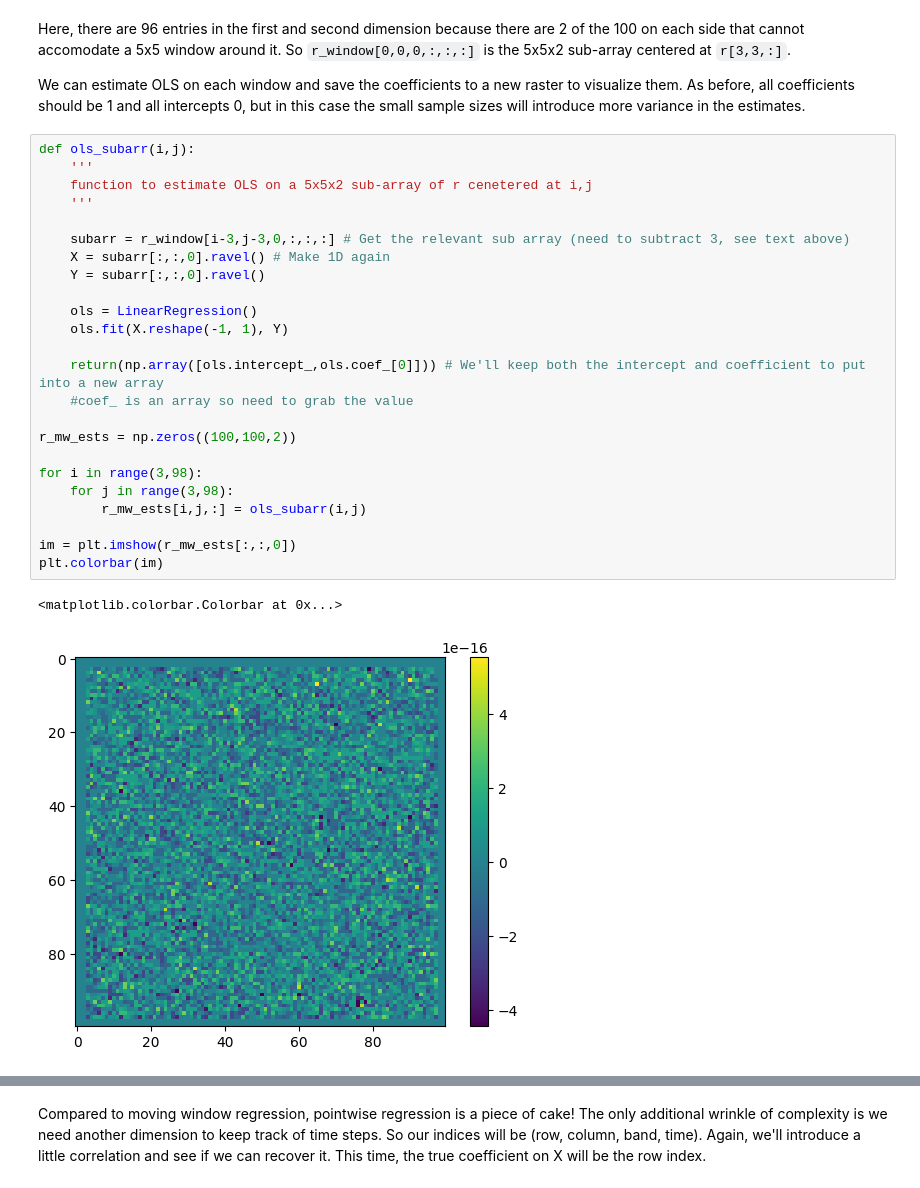
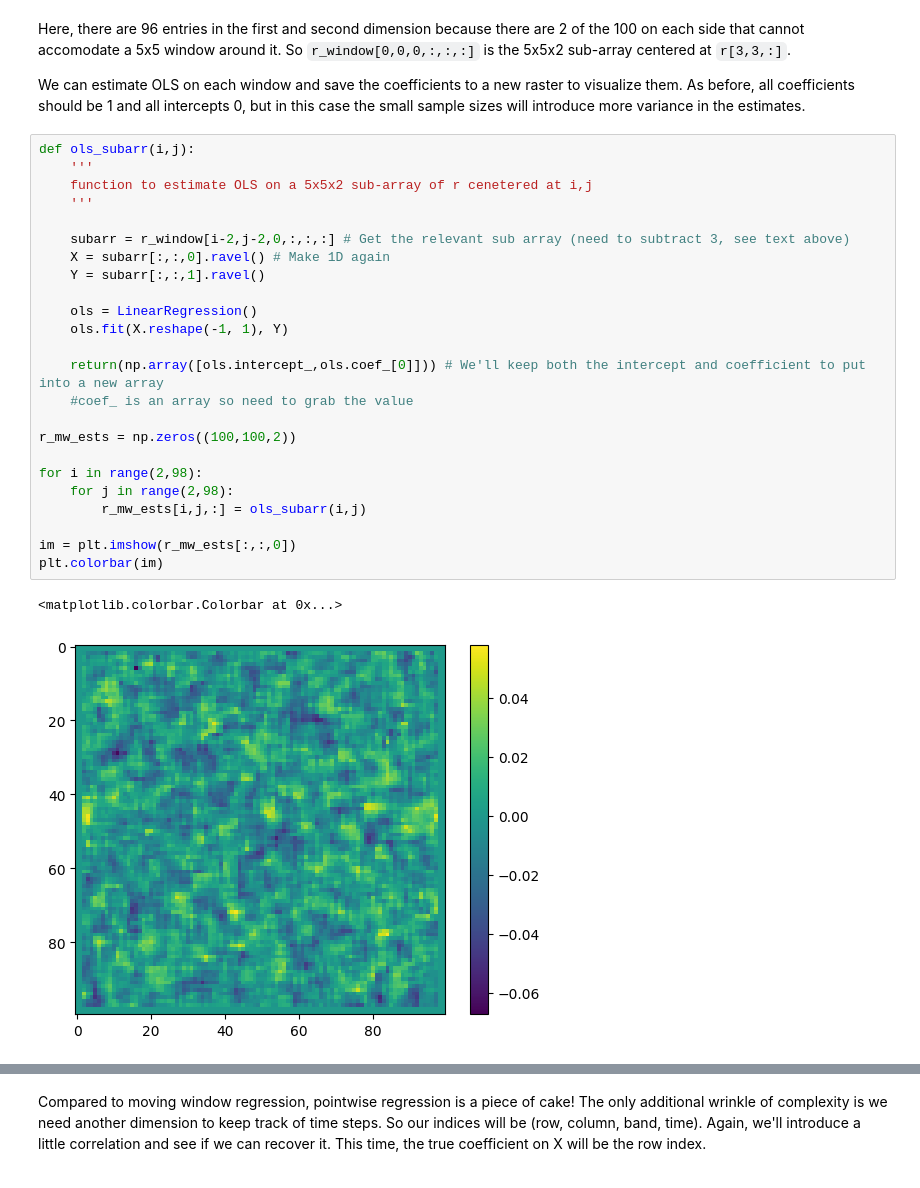
Before and after one commit to joelferg/spatial_data_analysis, a Jupyter notebook: lectures/Class Feb 26.ipynb, the cells around one changed output, grey strips where cells are left out. Saved outputs shown, nothing was run; the diff lists cells and outputs as text.

```diff
--- a/lectures/Class Feb 26.ipynb
+++ b/lectures/Class Feb 26.ipynb
@@ -71,30 +71,30 @@ We can estimate OLS on each window and save the coefficients to a new raster to
 # %%
 def ols_subarr(i,j):
     '''
     function to estimate OLS on a 5x5x2 sub-array of r cenetered at i,j
     '''
 
-    subarr = r_window[i-3,j-3,0,:,:,:] # Get the relevant sub array (need to subtract 3, see text above)
+    subarr = r_window[i-2,j-2,0,:,:,:] # Get the relevant sub array (need to subtract 3, see text above)
     X = subarr[:,:,0].ravel() # Make 1D again
-    Y = subarr[:,:,0].ravel()
+    Y = subarr[:,:,1].ravel()
 
     ols = LinearRegression()
     ols.fit(X.reshape(-1, 1), Y)
 
     return(np.array([ols.intercept_,ols.coef_[0]])) # We'll keep both the intercept and coefficient to put into a new array
     #coef_ is an array so need to grab the value
 
 r_mw_ests = np.zeros((100,100,2))
 
-for i in range(3,98):
-    for j in range(3,98):
+for i in range(2,98):
+    for j in range(2,98):
         r_mw_ests[i,j,:] = ols_subarr(i,j)
 
 im = plt.imshow(r_mw_ests[:,:,0])
 plt.colorbar(im)
 # %% [output]
 <matplotlib.colorbar.Colorbar at 0x...>
-[figure, old version]
+[figure, new version]
 # %%
 im = plt.imshow(r_mw_ests[3:98,3:98,1]) # Easier to see the variation if we don't include the 0s since these are closer to 1
 plt.colorbar(im)
```
Also changed, not shown: parts of 12 cells of this notebook.
